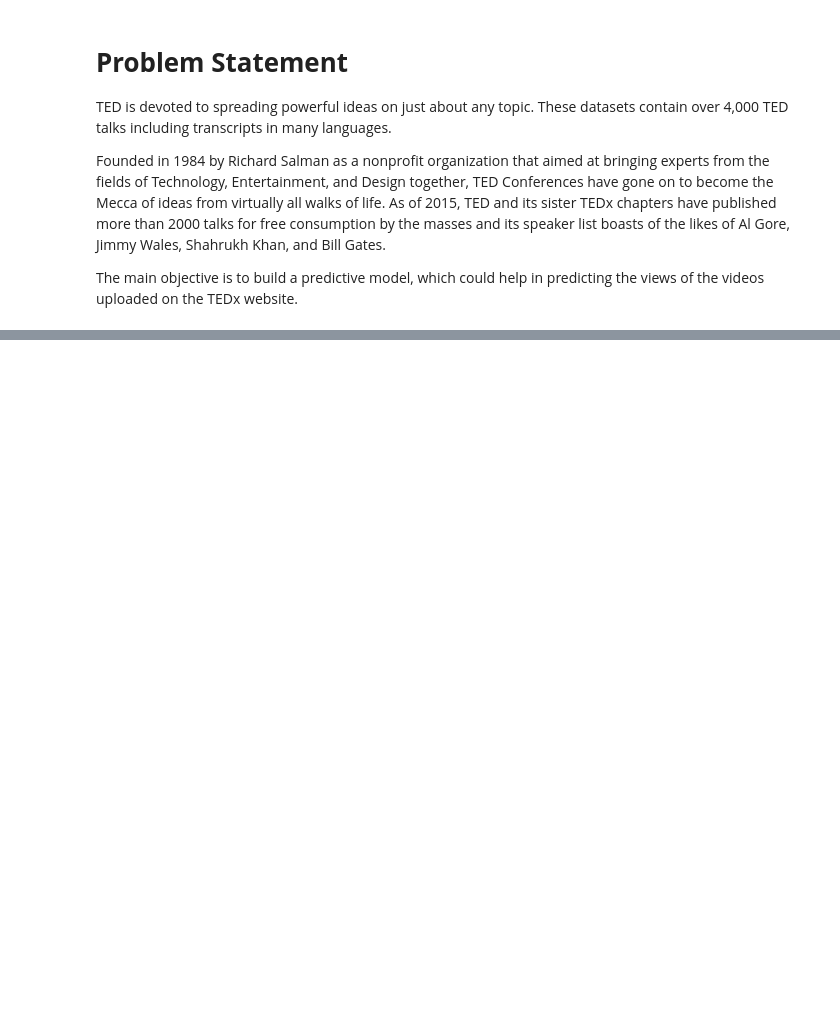
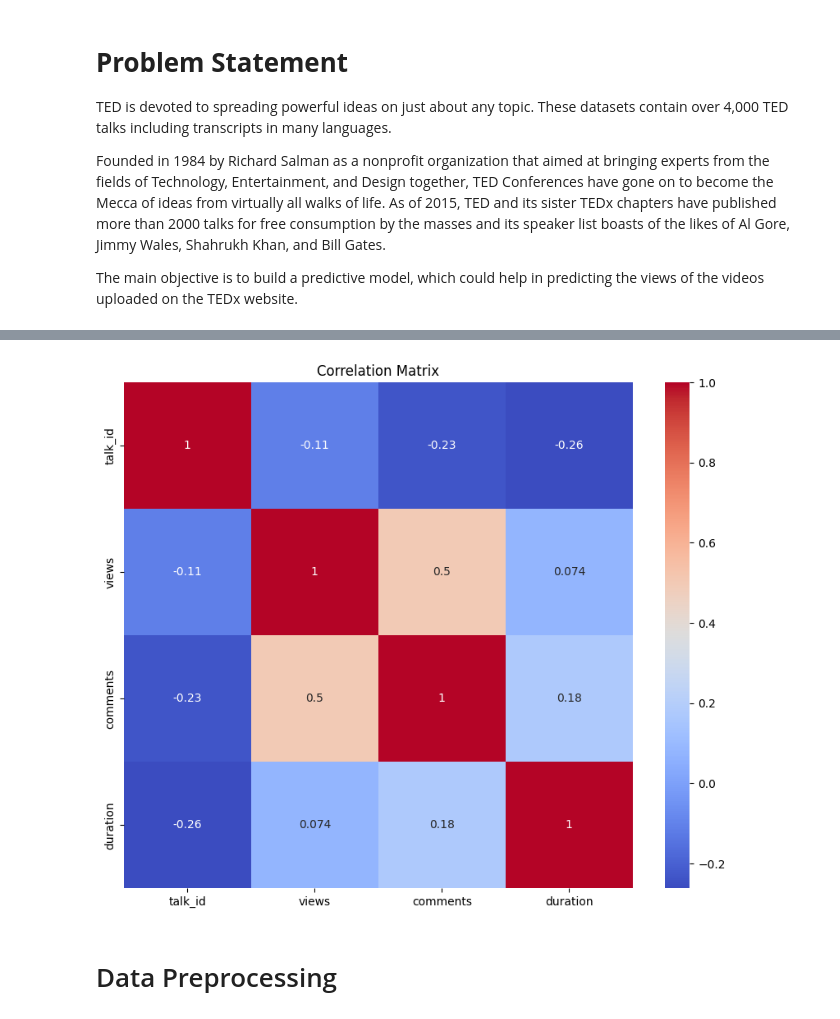
Before and after one commit to swapnil-mergal/Capstone-Project-2-Ted-Talk-review-Prediction, a Jupyter notebook: Capstone_Project_2_Ted_Talk_View_Prediction.ipynb, the cells around one changed output, grey strips where cells are left out. Saved outputs shown, nothing was run; the diff lists cells and outputs as text; code cells hidden in the pictures; blank space fills up the shorter version.

```diff
--- a/Capstone_Project_2_Ted_Talk_View_Prediction.ipynb
+++ b/Capstone_Project_2_Ted_Talk_View_Prediction.ipynb
@@ -636,0 +231,12 @@ sns.distplot(df['speaker_1_avg_views'])
+# %%
+# Correlation heatmap (only for numerical columns)
+plt.figure(figsize=(10, 8))
+numerical_data = data.select_dtypes(include=['float64', 'int64'])  # Select only numeric columns
+correlation_matrix = numerical_data.corr()  # Compute correlation matrix
+sns.heatmap(correlation_matrix, annot=True, cmap="coolwarm")
+plt.title("Correlation Matrix")
+plt.show()
+# %% [output]
+[figure, added]
+# %% [markdown]
+# Data Preprocessing
```
Also changed, not shown: parts of 116 cells of this notebook.
